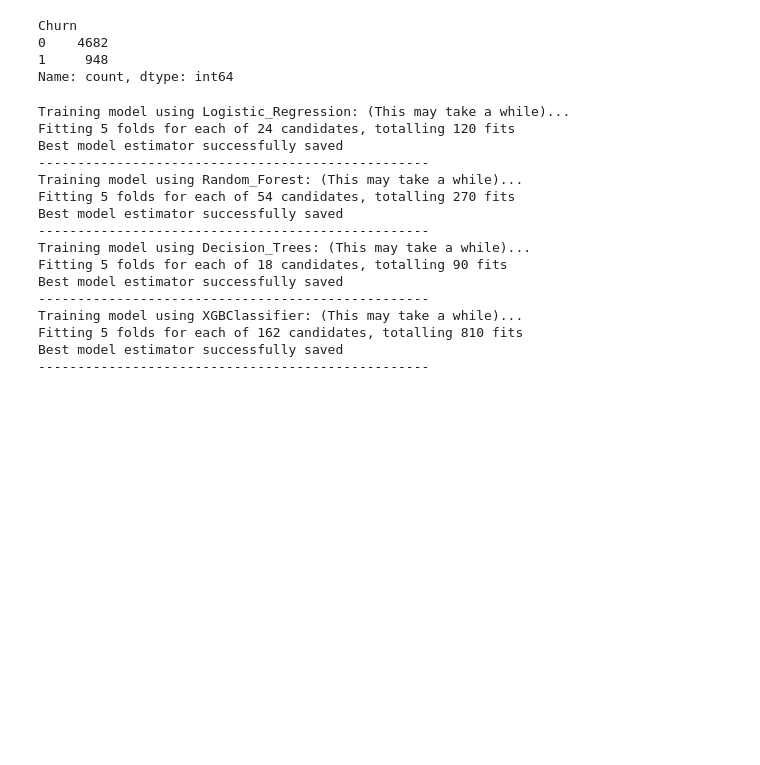
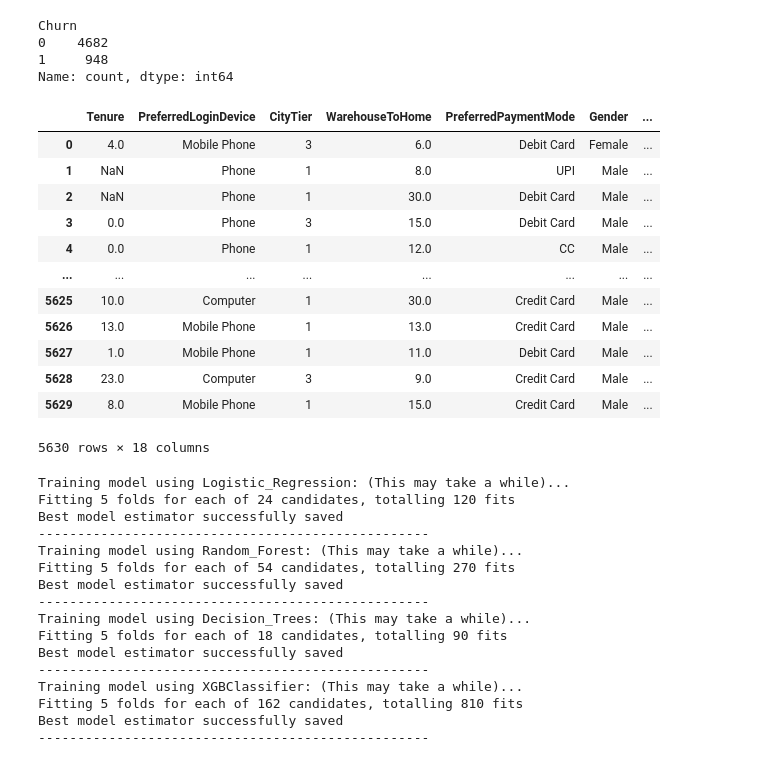
Before and after one commit to Maxwell-Selassie/Churn-Prediction, a Jupyter notebook: model_training.ipynb, the cells around one changed output. Drawn from its saved outputs; the diff is of its cells as text; code cells hidden in the pictures; blank space fills up the shorter version.

```diff
--- a/model_training.ipynb
+++ b/model_training.ipynb
@@ -22,5 +22,20 @@ Churn
 Name: count, dtype: int64
 # %%
 x = df.drop(columns=['Churn']).copy() #drop target column from dataset
+x
+# %% [output]
+|  | Tenure | PreferredLoginDevice | CityTier | WarehouseToHome | PreferredPaymentMode | Gender | ... |
+| 0 | 4.0 | Mobile Phone | 3 | 6.0 | Debit Card | Female | ... |
+| 1 | NaN | Phone | 1 | 8.0 | UPI | Male | ... |
+| 2 | NaN | Phone | 1 | 30.0 | Debit Card | Male | ... |
+| 3 | 0.0 | Phone | 3 | 15.0 | Debit Card | Male | ... |
+| 4 | 0.0 | Phone | 1 | 12.0 | CC | Male | ... |
+| ... | ... | ... | ... | ... | ... | ... | ... |
+| 5625 | 10.0 | Computer | 1 | 30.0 | Credit Card | Male | ... |
+| 5626 | 13.0 | Mobile Phone | 1 | 13.0 | Credit Card | Male | ... |
+| 5627 | 1.0 | Mobile Phone | 1 | 11.0 | Debit Card | Male | ... |
+| 5628 | 23.0 | Computer | 3 | 9.0 | Credit Card | Male | ... |
+| 5629 | 8.0 | Mobile Phone | 1 | 15.0 | Credit Card | Male | ... |
+5630 rows × 18 columns
 # %%
 # import libraries
```
Also changed, not shown: parts of 1 cell of this notebook, 11 other files.
